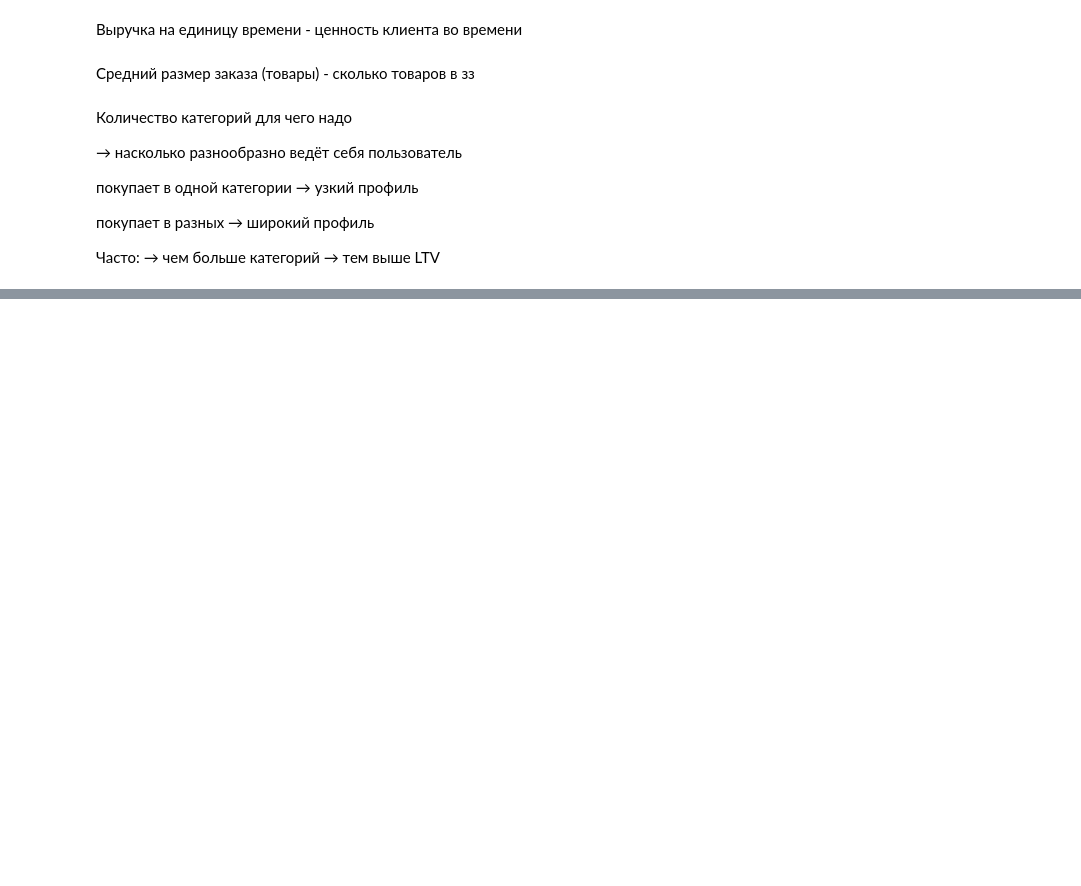
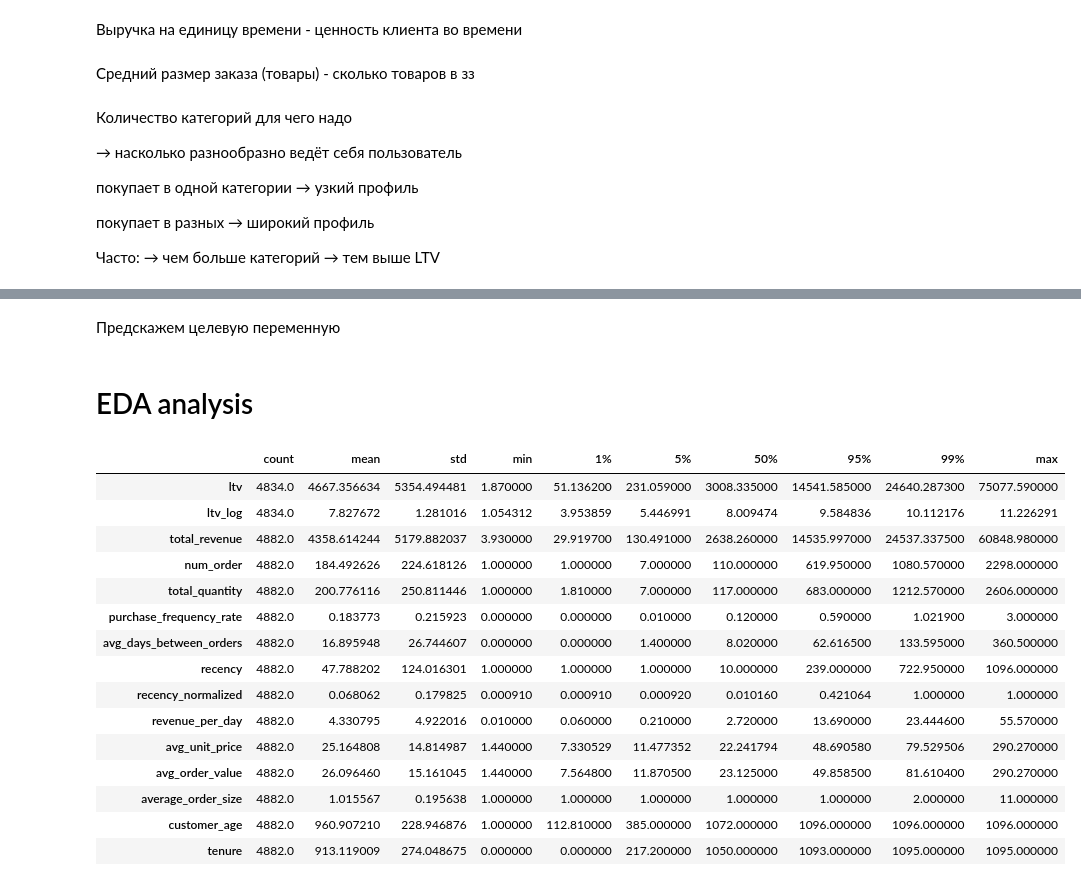
Before and after one commit to arlinrus/vkr, a Jupyter notebook: diplom.ipynb, the cells around one changed output, grey strips where cells are left out. Cells and saved outputs as stored; diff of their text form; code cells hidden in the pictures; blank space fills up the shorter version.

```diff
--- a/diplom.ipynb
+++ b/diplom.ipynb
@@ -495,0 +450,2 @@ df_past
+# %% [markdown]
+Предскажем целевую переменную
@@ -495,0 +459,2 @@ df_past
+# %% [markdown]
+# EDA analysis
@@ -495,0 +463,27 @@ df_past
+# %%
+num_cols = [
+    'ltv','ltv_log', 'total_revenue', 'num_order', 'total_quantity',
+    'purchase_frequency_rate', 'avg_days_between_orders',
+    'recency', 'recency_normalized', 'revenue_per_day',
+    'avg_unit_price', 'avg_order_value', 'average_order_size',
+    'customer_age', 'tenure'
+]
+
+df[num_cols].describe(percentiles=[0.01, 0.05, 0.95, 0.99]).T
+# %% [output]
+|  | count | mean | std | min | 1% | 5% | 50% | 95% | 99% | max |
+| ltv | 4834.0 | 4667.356634 | 5354.494481 | 1.870000 | 51.136200 | 231.059000 | 3008.335000 | 14541.585000 | 24640.287300 | 75077.590000 |
+| ltv_log | 4834.0 | 7.827672 | 1.281016 | 1.054312 | 3.953859 | 5.446991 | 8.009474 | 9.584836 | 10.112176 | 11.226291 |
+| total_revenue | 4882.0 | 4358.614244 | 5179.882037 | 3.930000 | 29.919700 | 130.491000 | 2638.260000 | 14535.997000 | 24537.337500 | 60848.980000 |
+| num_order | 4882.0 | 184.492626 | 224.618126 | 1.000000 | 1.000000 | 7.000000 | 110.000000 | 619.950000 | 1080.570000 | 2298.000000 |
+| total_quantity | 4882.0 | 200.776116 | 250.811446 | 1.000000 | 1.810000 | 7.000000 | 117.000000 | 683.000000 | 1212.570000 | 2606.000000 |
+| purchase_frequency_rate | 4882.0 | 0.183773 | 0.215923 | 0.000000 | 0.000000 | 0.010000 | 0.120000 | 0.590000 | 1.021900 | 3.000000 |
+| avg_days_between_orders | 4882.0 | 16.895948 | 26.744607 | 0.000000 | 0.000000 | 1.400000 | 8.020000 | 62.616500 | 133.595000 | 360.500000 |
+| recency | 4882.0 | 47.788202 | 124.016301 | 1.000000 | 1.000000 | 1.000000 | 10.000000 | 239.000000 | 722.950000 | 1096.000000 |
+| recency_normalized | 4882.0 | 0.068062 | 0.179825 | 0.000910 | 0.000910 | 0.000920 | 0.010160 | 0.421064 | 1.000000 | 1.000000 |
+| revenue_per_day | 4882.0 | 4.330795 | 4.922016 | 0.010000 | 0.060000 | 0.210000 | 2.720000 | 13.690000 | 23.444600 | 55.570000 |
+| avg_unit_price | 4882.0 | 25.164808 | 14.814987 | 1.440000 | 7.330529 | 11.477352 | 22.241794 | 48.690580 | 79.529506 | 290.270000 |
+| avg_order_value | 4882.0 | 26.096460 | 15.161045 | 1.440000 | 7.564800 | 11.870500 | 23.125000 | 49.858500 | 81.610400 | 290.270000 |
+| average_order_size | 4882.0 | 1.015567 | 0.195638 | 1.000000 | 1.000000 | 1.000000 | 1.000000 | 1.000000 | 2.000000 | 11.000000 |
+| customer_age | 4882.0 | 960.907210 | 228.946876 | 1.000000 | 112.810000 | 385.000000 | 1072.000000 | 1096.000000 | 1096.000000 | 1096.000000 |
+| tenure | 4882.0 | 913.119009 | 274.048675 | 0.000000 | 0.000000 | 217.200000 | 1050.000000 | 1093.000000 | 1095.000000 | 1095.000000 |
```
Also changed, not shown: parts of 15 cells of this notebook.
